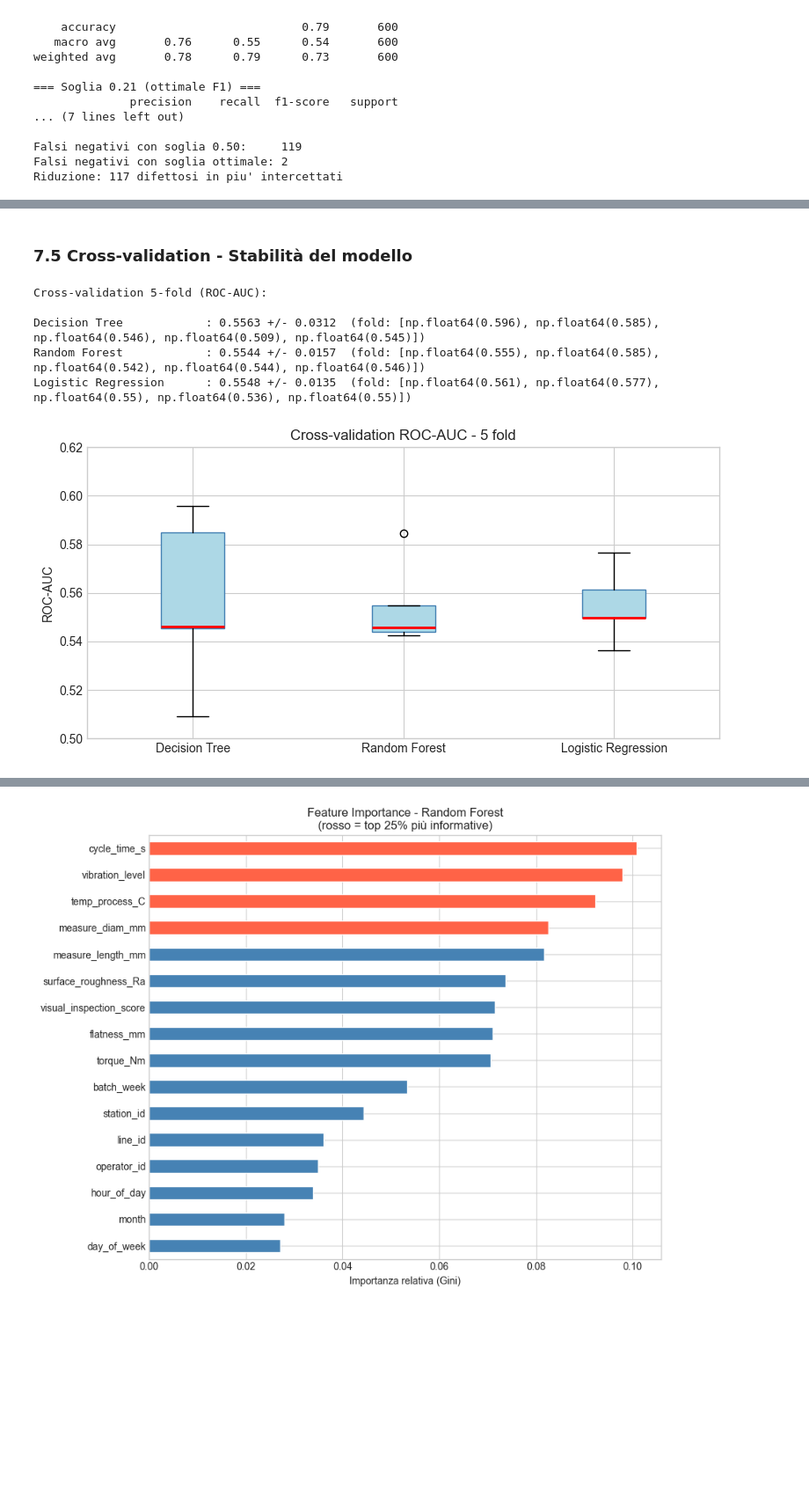
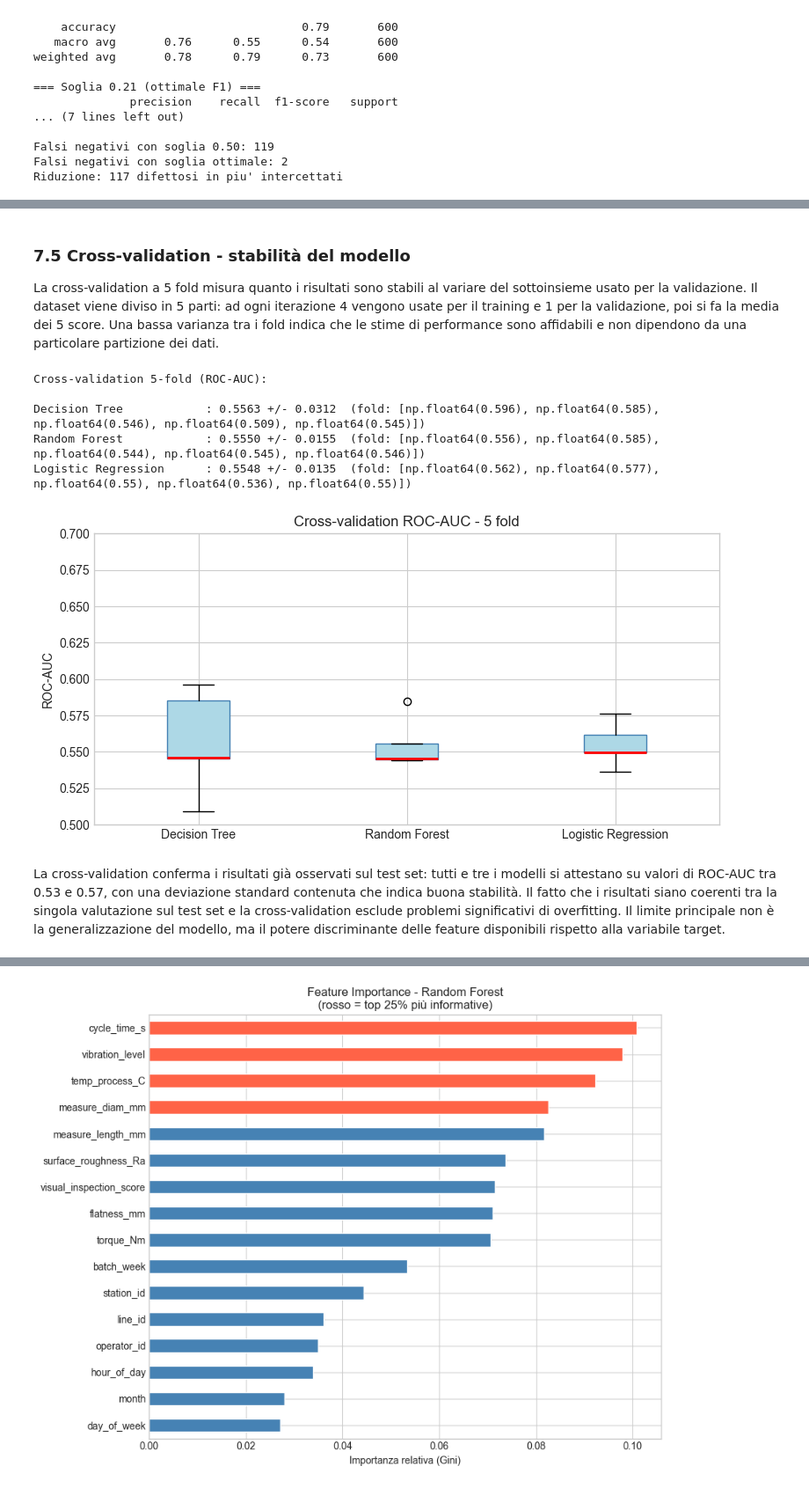
Before and after one commit to Shurtug4l/AI_solutions_architect_course, a Jupyter notebook: 01_machine_learning/PRJ_classificazione_pezzi_difettosi/PRJ_classificazione_pezzi_difettosi.ipynb, the cells around one changed output, grey strips where cells are left out. Shown at 88% size. Cells and saved outputs as stored; diff of their text form; code cells hidden in the pictures; blank space fills up the shorter version.

```diff
--- a/01_machine_learning/PRJ_classificazione_pezzi_difettosi/PRJ_classificazione_pezzi_difettosi.ipynb
+++ b/01_machine_learning/PRJ_classificazione_pezzi_difettosi/PRJ_classificazione_pezzi_difettosi.ipynb
@@ -783,46 +794,49 @@ Riduzione: 117 difettosi in piu' intercettati
 # %% [markdown]
-### 7.5 Cross-validation - Stabilità del modello
+### 7.5 Cross-validation - stabilità del modello
+
+La cross-validation a 5 fold misura quanto i risultati sono stabili al variare del sottoinsieme usato per la validazione. Il dataset viene diviso in 5 parti: ad ogni iterazione 4 vengono usate per il training e 1 per la validazione, poi si fa la media dei 5 score. Una bassa varianza tra i fold indica che le stime di performance sono affidabili e non dipendono da una particolare partizione dei dati.
 # %%
-# La 5-fold cross-validation divide il dataset in 5 parti,
-# usa ogni volta 4 per il train e 1 per la validazione.
-# Se gli score dei 5 fold sono simili -> modello stabile.
-# Se variano molto -> potrebbe servire più dati o più regolarizzazione.
+# La cross-validation viene eseguita sull'intero dataset usando la pipeline
+# già fittata sul training set (transform, non fit_transform), per evitare
+# data leakage. I modelli vengono istanziati da zero ad ogni fold.
 
 cv = StratifiedKFold(n_splits=5, shuffle=True, random_state=RANDOM_STATE)
-X_all_proc = numeric_pipeline.fit_transform(X)
+X_all_proc = numeric_pipeline.transform(X)  # usa il pipeline già fittato su X_train
 
 print('Cross-validation 5-fold (ROC-AUC):\n')
 cv_results = {}
 
 models_cv = [
     (DecisionTreeClassifier(max_depth=5, class_weight='balanced', random_state=RANDOM_STATE), 'Decision Tree'),
     (RandomForestClassifier(n_estimators=100, max_depth=10, class_weight='balanced',
                              random_state=RANDOM_STATE, n_jobs=-1), 'Random Forest'),
     (LogisticRegression(max_iter=1000, class_weight='balanced', random_state=RANDOM_STATE), 'Logistic Regression')
 ]
 
 for model, name in models_cv:
     scores = cross_val_score(model, X_all_proc, y, cv=cv, scoring='roc_auc', n_jobs=-1)
     cv_results[name] = scores
     print(f'{name:25s}: {scores.mean():.4f} +/- {scores.std():.4f}  '
           f'(fold: {[round(s,3) for s in scores]})')
 
 fig, ax = plt.subplots(figsize=(8, 4))
 ax.boxplot(cv_results.values(), labels=cv_results.keys(), patch_artist=True,
            boxprops=dict(facecolor='lightblue', color='steelblue'),
            medianprops=dict(color='red', linewidth=2))
 ax.set_title('Cross-validation ROC-AUC - 5 fold', fontsize=12)
 ax.set_ylabel('ROC-AUC')
-ax.set_ylim([0.5, 0.62])
+ax.set_ylim([0.5, 0.7])
 plt.tight_layout()
 plt.show()
 # %% [output]
 Cross-validation 5-fold (ROC-AUC):
 
 Decision Tree            : 0.5563 +/- 0.0312  (fold: [np.float64(0.596), np.float64(0.585), np.float64(0.546), np.float64(0.509), np.float64(0.545)])
-Random Forest            : 0.5544 +/- 0.0157  (fold: [np.float64(0.555), np.float64(0.585), np.float64(0.542), np.float64(0.544), np.float64(0.546)])
-Logistic Regression      : 0.5548 +/- 0.0135  (fold: [np.float64(0.561), np.float64(0.577), np.float64(0.55), np.float64(0.536), np.float64(0.55)])
+Random Forest            : 0.5550 +/- 0.0155  (fold: [np.float64(0.556), np.float64(0.585), np.float64(0.544), np.float64(0.545), np.float64(0.546)])
+Logistic Regression      : 0.5548 +/- 0.0135  (fold: [np.float64(0.562), np.float64(0.577), np.float64(0.55), np.float64(0.536), np.float64(0.55)])
-[figure, old version]
+[figure, new version]
+# %% [markdown]
+La cross-validation conferma i risultati già osservati sul test set: tutti e tre i modelli si attestano su valori di ROC-AUC tra 0.53 e 0.57, con una deviazione standard contenuta che indica buona stabilità. Il fatto che i risultati siano coerenti tra la singola valutazione sul test set e la cross-validation esclude problemi significativi di overfitting. Il limite principale non è la generalizzazione del modello, ma il potere discriminante delle feature disponibili rispetto alla variabile target.
 # %% [markdown]
 ## Sezione 8 - Interpretabilità: feature importance
 
```
Also changed, not shown: parts of 29 cells of this notebook, 1 other file.
